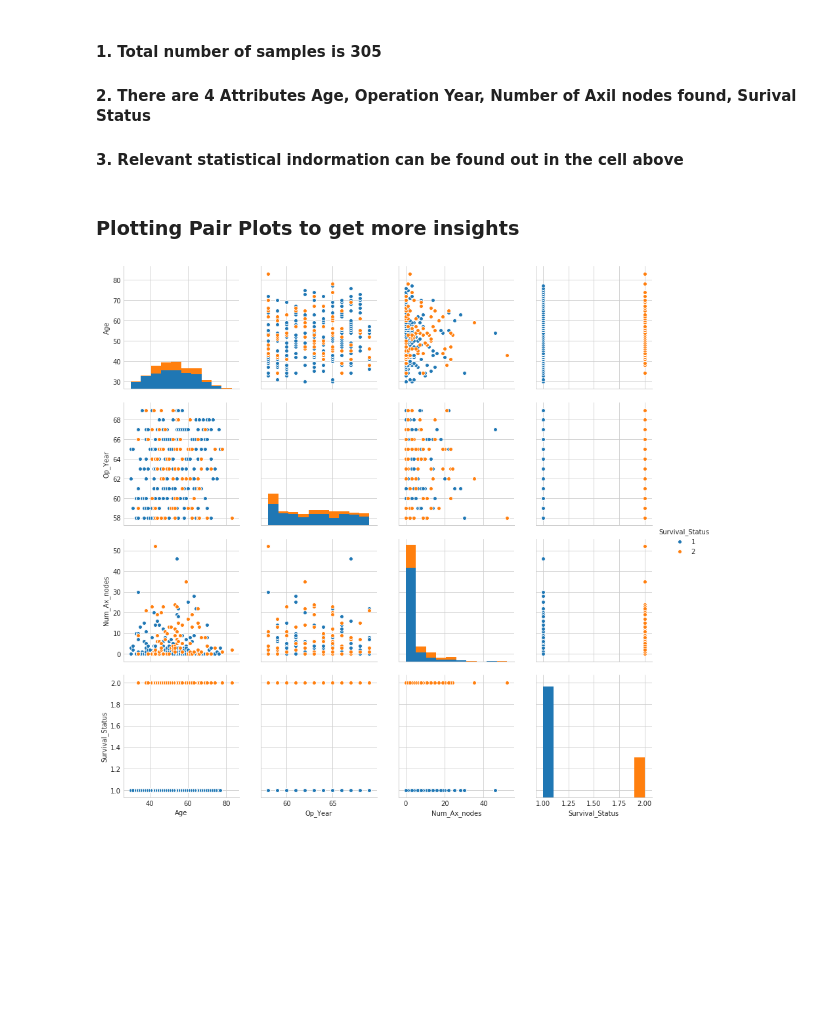
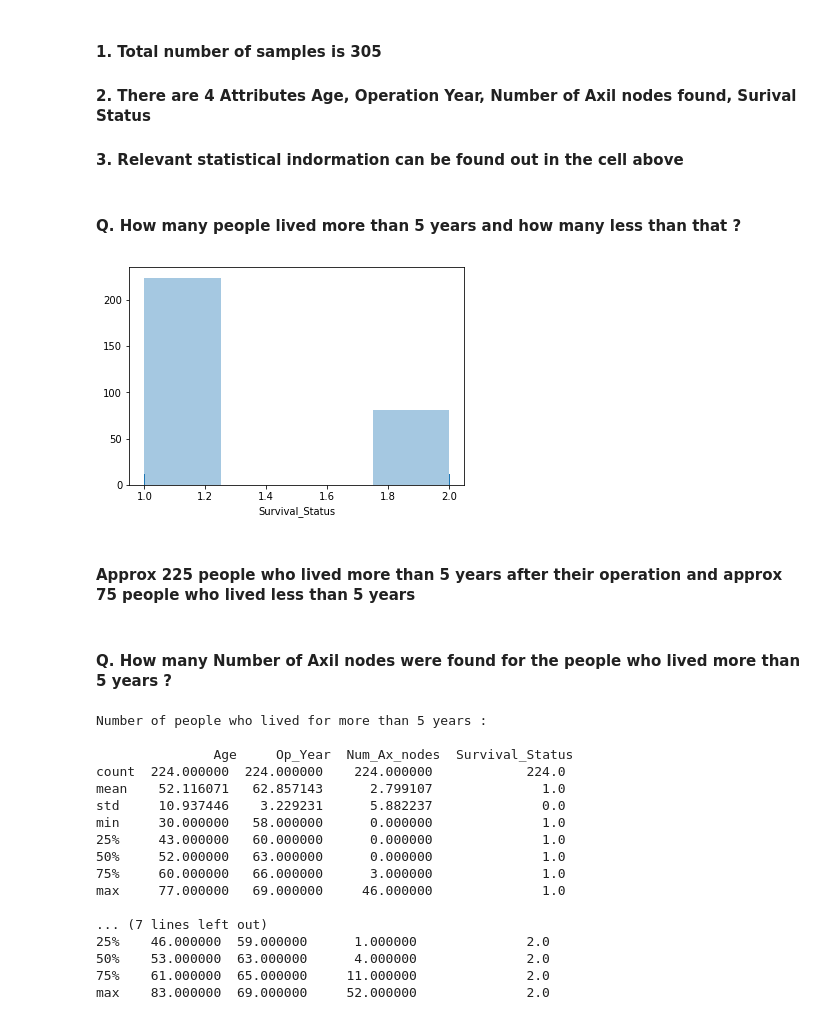
Before and after one commit to amsreekanth/ML-Archives, a Jupyter notebook: 1HabermanAnalysis.ipynb, the cells around one changed output. Saved outputs shown, nothing was run; the diff lists cells and outputs as text; code cells hidden in the pictures; blank space fills up the shorter version.

Commit message:
Haberman Dataset EDA complete

```diff
--- a/1HabermanAnalysis.ipynb
+++ b/1HabermanAnalysis.ipynb
@@ -45,11 +45,37 @@ Columns in the dataset :  Index(['Age', 'Op_Year', 'Num_Ax_nodes', 'Survival_Sta
 #### 1. Total number of samples is 305
 #### 2. There are 4 Attributes Age, Operation Year, Number of Axil nodes found, Surival Status
 #### 3. Relevant statistical indormation can be found out in the cell above
-# %% [markdown]
-### Plotting Pair Plots to get more insights
-# %%
-sns.set_style('whitegrid')
-sns.pairplot(haberman, hue='Survival_Status', size=3)
-plt.show()
-# %% [output]
-[figure, removed]
+# %% [markdown]
+#### Q. How many people lived more than 5 years and how many less than that ?
+# %%
+sns.distplot(haberman.Survival_Status, kde=False, rug=True);
+# %% [output]
+[figure, added]
+# %% [markdown]
+#### Approx 225 people who lived more than 5 years after their operation and approx 75 people who lived less than 5 years
+# %% [markdown]
+#### Q. How many Number of Axil nodes were found for the people who lived more than 5 years ?
+# %%
+long_lived=haberman.loc[haberman['Survival_Status'] == 1]
+print('Number of people who lived for more than 5 years : \n\n', long_lived.describe())
+
+short_lived=haberman.loc[haberman['Survival_Status']==2]
+print('\n\nNumber of people who lived for less than 5 years : \n', short_lived.describe())
+# %% [output]
+Number of people who lived for more than 5 years :
+
+               Age     Op_Year  Num_Ax_nodes  Survival_Status
+count  224.000000  224.000000    224.000000            224.0
+mean    52.116071   62.857143      2.799107              1.0
+std     10.937446    3.229231      5.882237              0.0
+min     30.000000   58.000000      0.000000              1.0
+25%     43.000000   60.000000      0.000000              1.0
+50%     52.000000   63.000000      0.000000              1.0
+75%     60.000000   66.000000      3.000000              1.0
+max     77.000000   69.000000     46.000000              1.0
+
+... (7 lines left out)
+25%    46.000000  59.000000      1.000000              2.0
+50%    53.000000  63.000000      4.000000              2.0
+75%    61.000000  65.000000     11.000000              2.0
+max    83.000000  69.000000     52.000000              2.0
```
Also changed, not shown: parts of 11 cells of this notebook, 1 other file.
